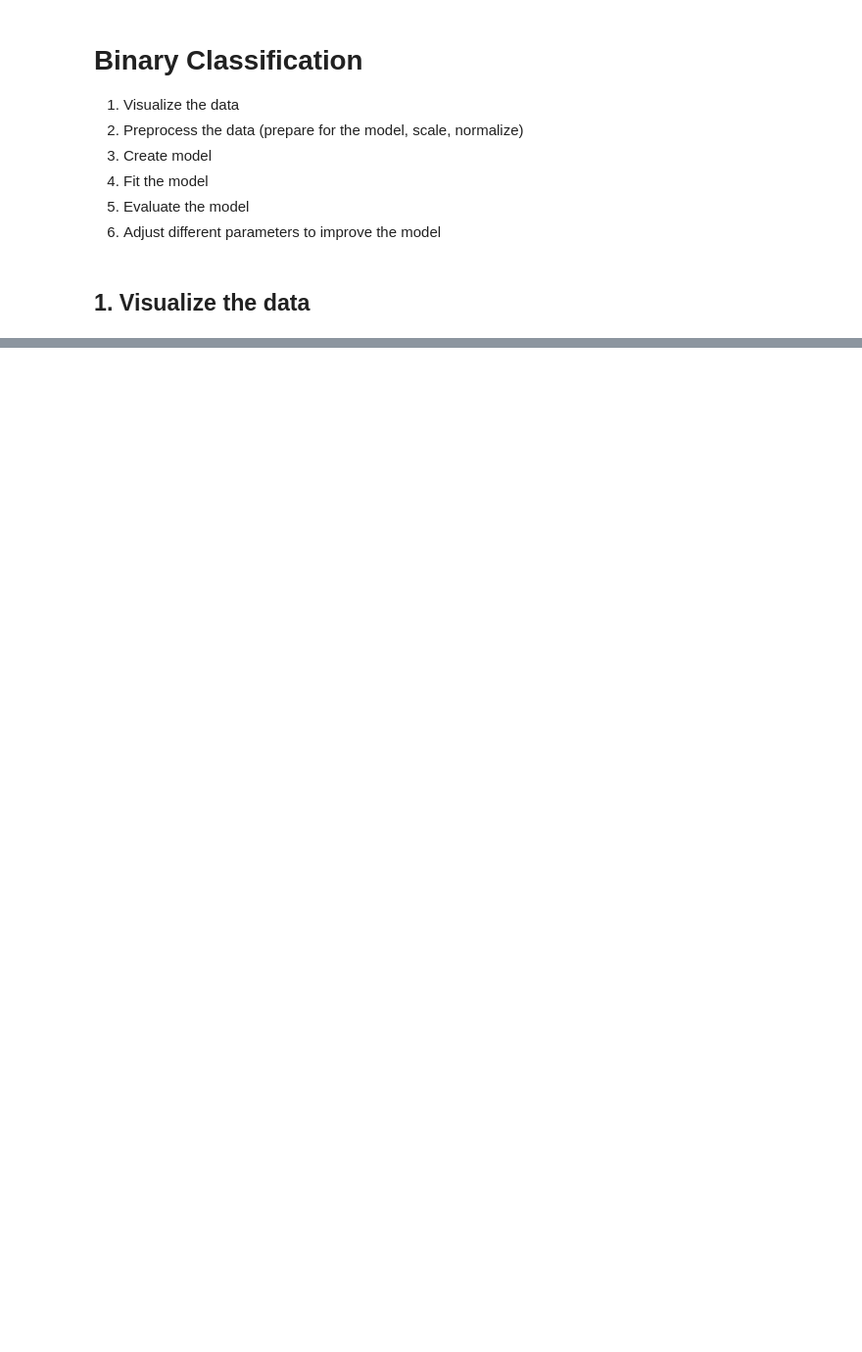
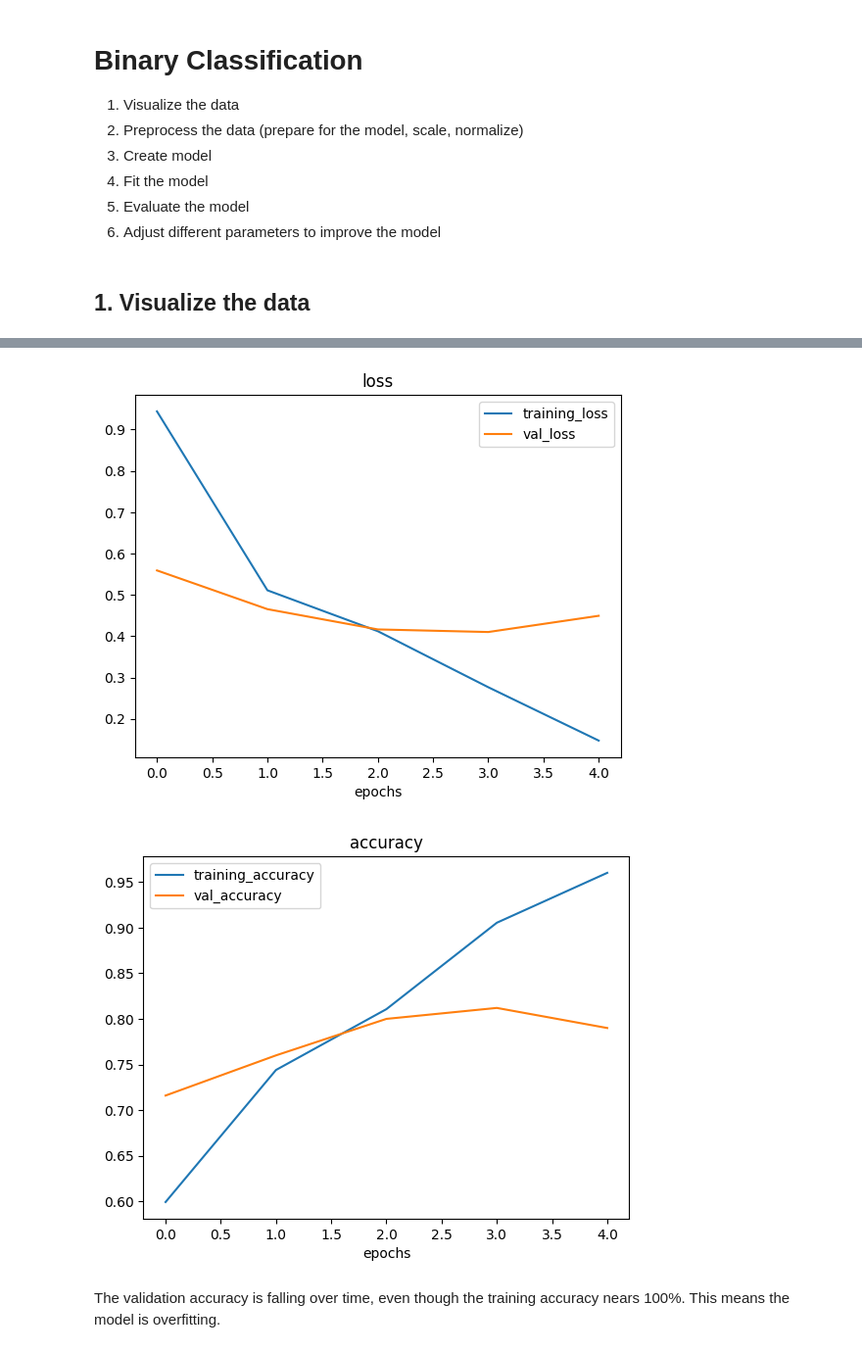
Before and after one commit to jescalada/Tensorflow-colabs, a Jupyter notebook: computer_vision_intro.ipynb, the cells around one changed output, grey strips where cells are left out. Shown at 98% size. Cells and saved outputs as stored; diff of their text form; code cells hidden in the pictures; blank space fills up the shorter version.

```diff
--- a/computer_vision_intro.ipynb
+++ b/computer_vision_intro.ipynb
@@ -218,0 +355,32 @@ Image shape: (384, 512, 3)
+# %%
+def plot_loss_curves(history):
+  loss = history.history["loss"]
+  val_loss = history.history["val_loss"]
+
+  accuracy = history.history["accuracy"]
+  val_accuracy = history.history["val_accuracy"]
+
+  epochs = range(len(history.history["loss"]))
+
+  # Plot loss
+  plt.plot(epochs, loss, label="training_loss")
+  plt.plot(epochs, val_loss, label="val_loss")
+  plt.title("loss")
+  plt.xlabel("epochs")
+  plt.legend()
+
+  # Plot accuracy
+  plt.figure()
+  plt.plot(epochs, accuracy, label="training_accuracy")
+  plt.plot(epochs, val_accuracy, label="val_accuracy")
+  plt.title("accuracy")
+  plt.xlabel("epochs")
+  plt.legend()
+# %%
+# Check out loss and accuracy
+plot_loss_curves(history_baseline)
+# %% [output]
+[figure, added]
+[figure, added]
+# %% [markdown]
+The validation accuracy is falling over time, even though the training accuracy nears 100%. This means the model is overfitting.
```
Also changed, not shown: parts of 44 cells of this notebook.
